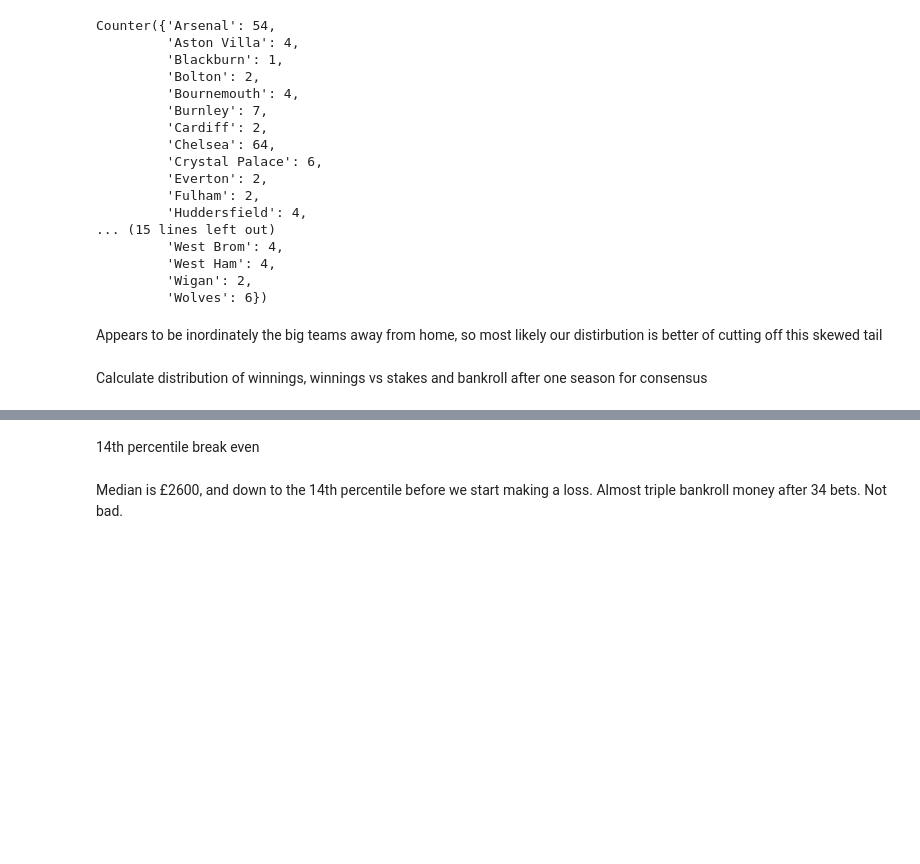
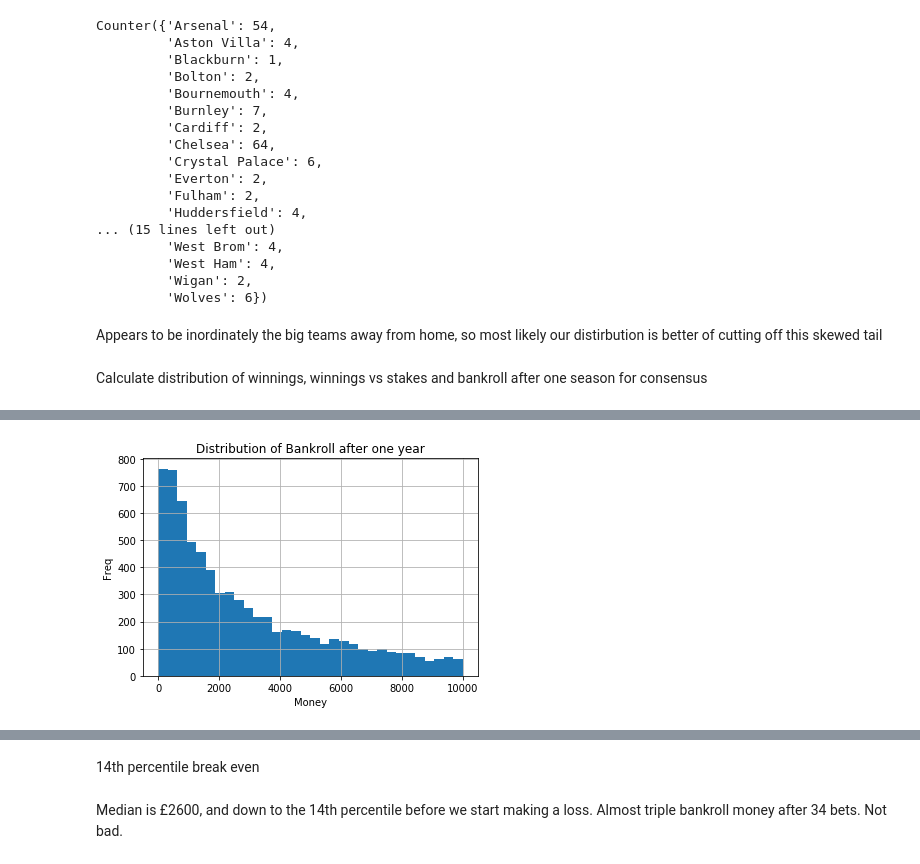
Before and after one commit to greenster3000/fun, a Jupyter notebook: notebooks/lawro_merse_football_predictor.ipynb, the cells around one changed output, grey strips where cells are left out. Cells and saved outputs as stored; diff of their text form; code cells hidden in the pictures; blank space fills up the shorter version.

```diff
--- a/notebooks/lawro_merse_football_predictor.ipynb
+++ b/notebooks/lawro_merse_football_predictor.ipynb
@@ -195,0 +228,80 @@ plt.show()
+# %%
+starting_money = 1000
+drawing_chance = 0.417
+both_predict_draw_chance = 0.089
+length_of_season = 38
+matches_in_round = 10
+winning_odds_mean = 3.55 * 0.99
+winning_odds_sdev = 0.25
+percent_of_money_to_spend = 0.1
+season_end_money = []
+percentages = []
+winnings = []
+roi = []
+
+def sim_one_season():
+
+    for sim in range(0, 10000):
+        money = starting_money
+        match_week = 0
+        overall_stake_in_season = 0
+        overall_winnings_in_season = 0
+
+        while match_week < length_of_season:
+#             if money <= starting_money * 0.05:
+#                 print("*"*20)
+#                 print("You have lost")
+#                 print("*"*20)
+#                 return
+
+            matches_this_week = np.random.binomial(matches_in_round, both_predict_draw_chance)
+
+            if matches_this_week > 0:
+                draw_winnings_ratio = np.random.normal(winning_odds_mean, winning_odds_sdev)
+                kelly = ((drawing_chance * draw_winnings_ratio) - 1) / (draw_winnings_ratio - 1)
+                money_staked = round(matches_this_week * money * kelly, 2)
+                money -= money_staked
+                overall_stake_in_season += money_staked
+
+
+                for match in range(matches_this_week):
+                    draw_winnings_ratio = np.random.normal(winning_odds_mean, winning_odds_sdev)
+                    money_won = round((np.random.binomial(1, drawing_chance) *
+                                       draw_winnings_ratio * money_staked/matches_this_week), 2)
+                    money += money_won
+                    overall_winnings_in_season += money_won
+
+            else:
+                pass
+            match_week += 1
+
+        season_end_money.append(money)
+        percentages.append(overall_winnings_in_season/overall_stake_in_season)
+        winnings.append(overall_winnings_in_season)
+        roi.append(overall_winnings_in_season/overall_stake_in_season)
+sim_one_season()
+
+pd.Series(season_end_money).hist(bins=32, range=(0,10000))
+plt.title("Distribution of Bankroll after one year")
+plt.xlabel("Money")
+plt.ylabel("Freq")
+
+plt.show()
+
+pd.Series(percentages).hist(bins=32)
+plt.title("Distribution of average profits")
+plt.xlabel("Profit ratio on stake")
+plt.ylabel("Freq")
+
+plt.show()
+
+pd.Series(winnings).hist(bins=32, range=(0,50000))
+plt.title("Distribution of winnings profits")
+plt.xlabel("Winnings")
+plt.ylabel("Freq")
+
+plt.show()
+
+# pd.Series(number_of_seasons).mean()
+# %% [output]
+[figure, added]
```
Also changed, not shown: parts of 14 cells of this notebook, 6 other files.
